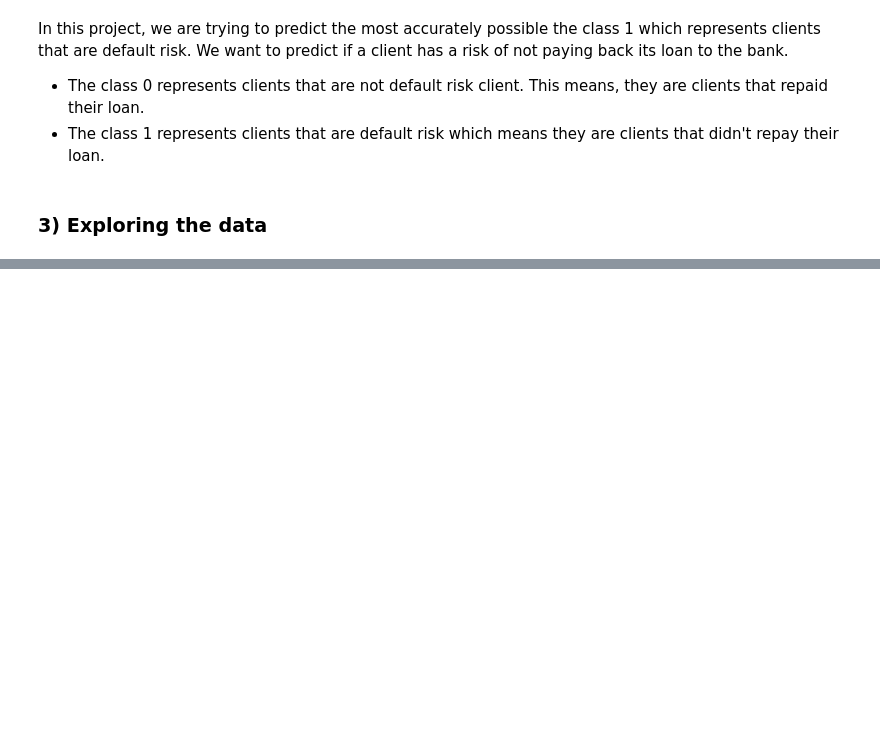
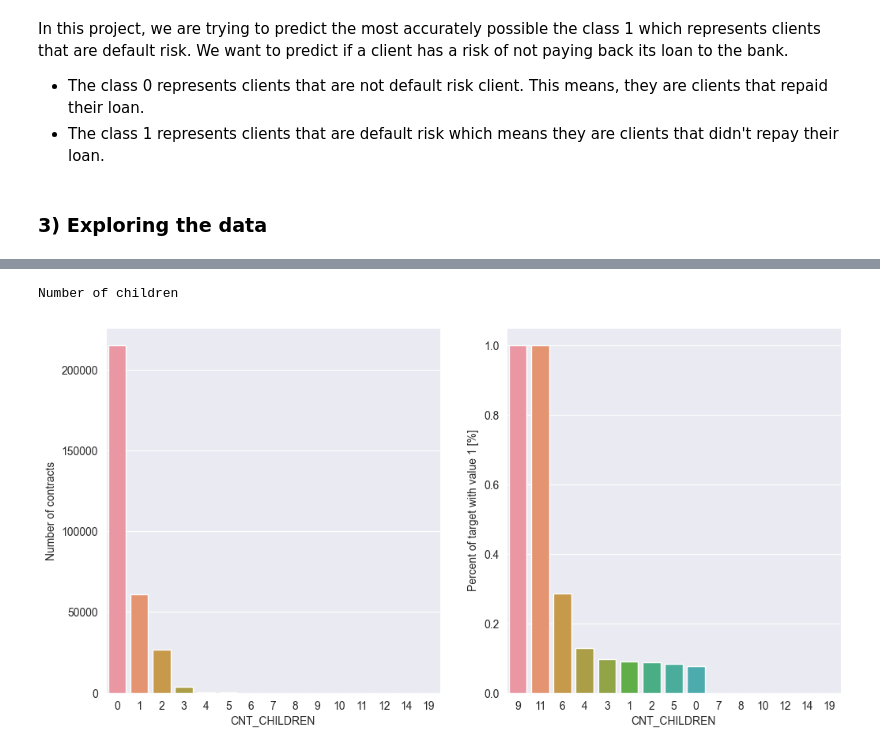
Before and after one commit to oumeima-elgharbi/P7_Data_Science_OpenClassrooms, a Jupyter notebook: model_development/P7_01_exploration.ipynb, the cells around one changed output, grey strips where cells are left out. Cells and saved outputs as stored; diff of their text form; code cells hidden in the pictures; blank space fills up the shorter version.

```diff
--- a/model_development/P7_01_exploration.ipynb
+++ b/model_development/P7_01_exploration.ipynb
@@ -272,0 +324,6 @@ NameError: name 'application_train' is not defined
+# %%
+print("Number of children")
+plot_stats(dataset_application_train, 'CNT_CHILDREN')
+# %% [output]
+Number of children
+[figure, added]
```
Also changed, not shown: parts of 51 cells of this notebook, 1 other file.
